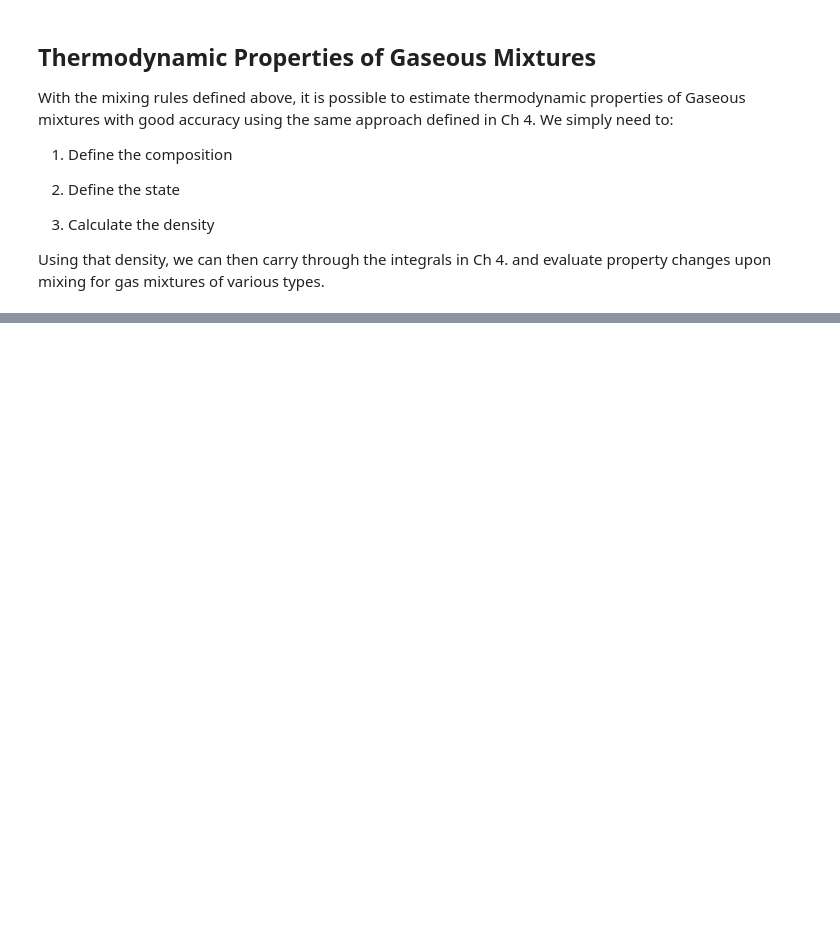
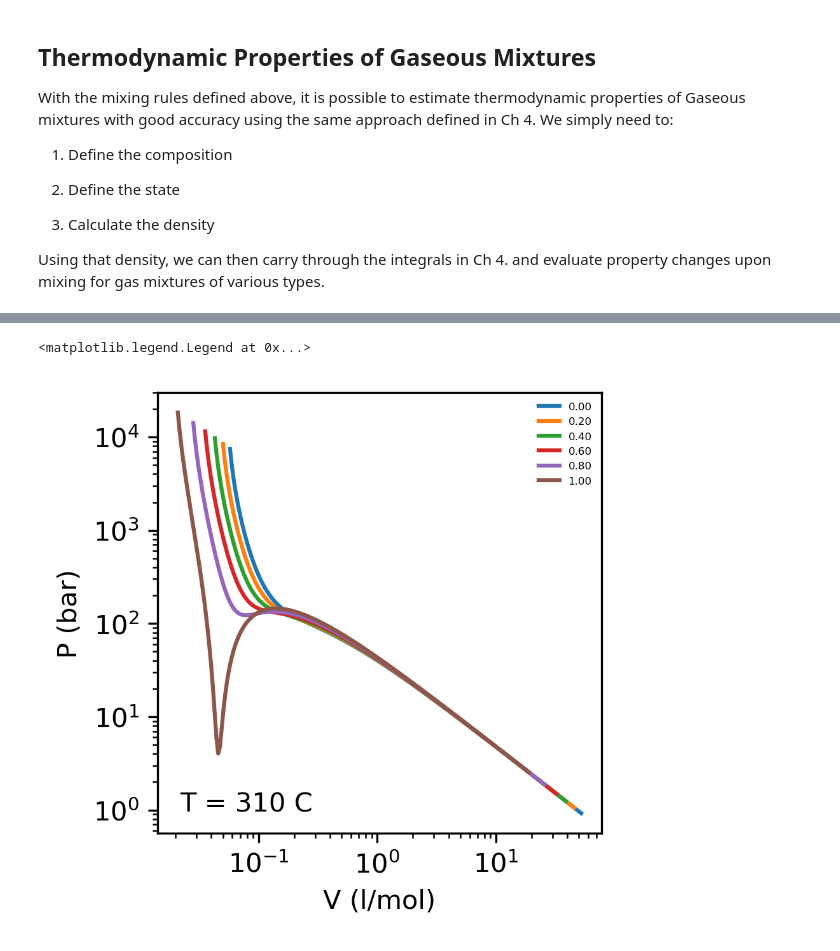
Before and after one commit to richardslaboratory/ChBE211_OER, a Jupyter notebook: _sources/Ch5/3.Gaseous-Mixtures.ipynb, the cells around one changed output, grey strips where cells are left out. Saved outputs shown, nothing was run; the diff lists cells and outputs as text; code cells hidden in the pictures; blank space fills up the shorter version.

```diff
--- a/_sources/Ch5/3.Gaseous-Mixtures.ipynb
+++ b/_sources/Ch5/3.Gaseous-Mixtures.ipynb
@@ -117,0 +160,49 @@ Using that density, we can then carry through the integrals in Ch 4. and evaluat
+# %%
+import numpy as np
+import matplotlib.pyplot as plt
+
+water = {'Tc':647.3, 'Pc':22.048*10**6, 'Vc':0.056/1000, 'w':0.344}
+ethanol = {'Tc':516.25, 'Pc':6.390*10**6, 'Vc':46.1/280/1000, 'w':0.644}
+
+k12 = -0.1
+R = 8.314
+##composition dependence of the PR_EOS
+def Pr_EOS(T,x1):
+
+    ##calculate the PR constants for each species
+    #species 1 is water
+    #species 2 is ethanol
+
+    kappa1 = 0.37464+1.54226*water['w']-0.26992*water['w']**2
+    kappa2 = 0.37464+1.54226*ethanol['w']-0.26992*ethanol['w']**2
+    alpha1 = 1 + kappa1*(1 - np.sqrt(T/water['Tc']))
+    alpha2 = 1 + kappa2*(1 - np.sqrt(T/ethanol['Tc']))
+    a1 = 0.45724*(R*water['Tc'])**2/water['Pc']*alpha1
+    a2 = 0.45724*(R*ethanol['Tc'])**2/ethanol['Pc']*alpha2
+    b1 = 0.07780*(R*water['Tc'])/water['Pc']
+    b2 = 0.07780*(R*ethanol['Tc'])/ethanol['Pc']
+
+
+    ##apply mixing rules
+    b = x1*b1+(1-x1)*b2
+    a = x1**2*a1 + (1-x1)**2*a2 + 2*x1*(1-x1)*np.sqrt(a1*a2)*(1-k12)
+    V = np.logspace(np.log10(1.1*b),np.log10(1000*b),201)
+    return V,R*T/(V-b) - a/(V*(V+b) + b*(V-b))
+
+
+V = np.logspace(-5,1)
+T = 310 #C
+plt.figure(dpi=300,figsize=(3,3))
+for x1 in np.arange(0,1.2,0.2):
+    V,P = Pr_EOS(T+273.15,x1)
+    plt.plot(V*10**3,P/10**5, label = '%3.2f'%x1)
+
+plt.yscale('log')
+plt.xscale('log')
+plt.ylabel('P (bar)')
+plt.xlabel('V (l/mol)')
+plt.annotate(f'T = {T} C',xy=(0.05,0.05), xycoords = 'axes fraction')
+plt.legend(frameon=False,fontsize=4)
+# %% [output]
+<matplotlib.legend.Legend at 0x...>
+[figure, added]
```
Also changed, not shown: parts of 4 cells of this notebook, 15 other files.
